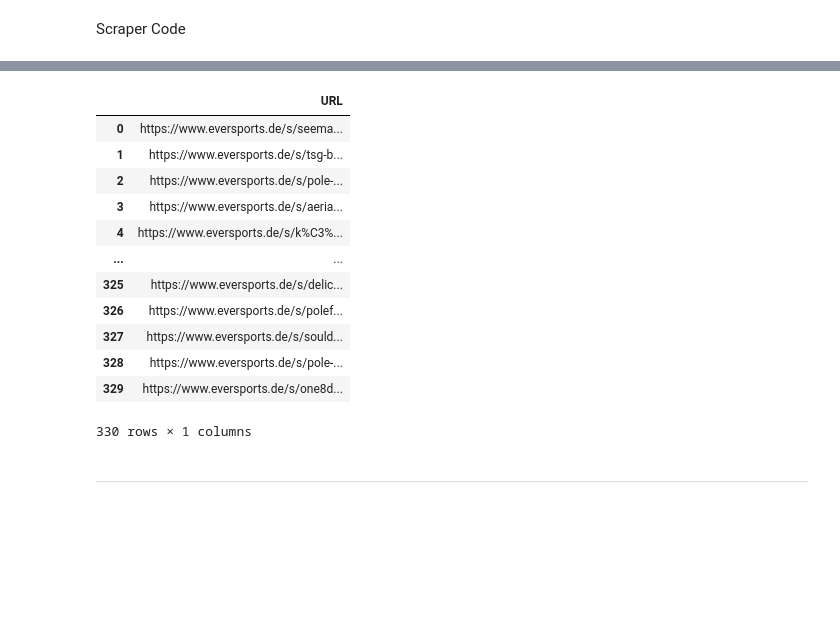
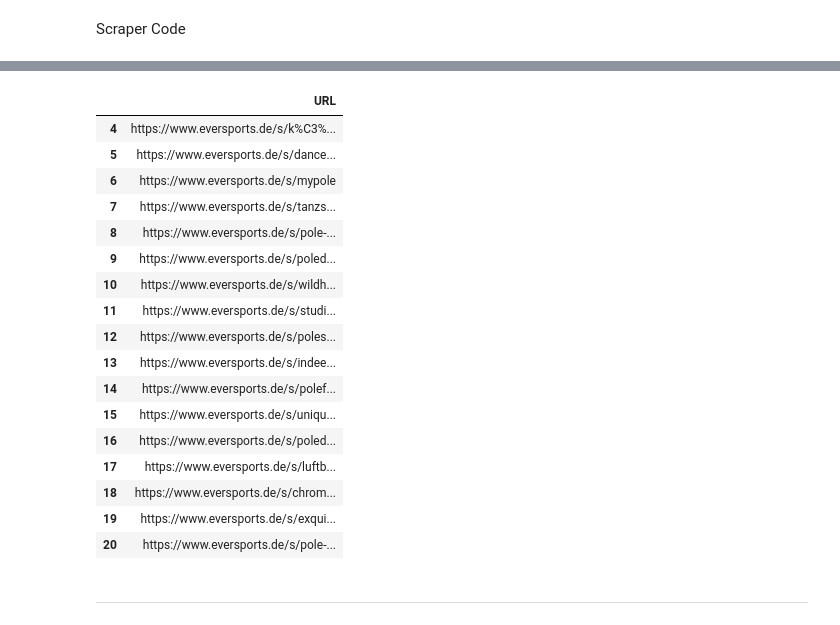
Before and after one commit to hamudal/Hall_of_Pole_Scraper_V6, a Jupyter notebook: Scraper_V6/a_MainFrame.ipynb, the cells around one changed output, grey strips where cells are left out. Cells and saved outputs as stored; diff of their text form; code cells hidden in the pictures; blank space fills up the shorter version.

```diff
--- a/Scraper_V6/a_MainFrame.ipynb
+++ b/Scraper_V6/a_MainFrame.ipynb
@@ -223,19 +231,24 @@ result_workshop_details
-# %%
-result_urls
-# %% [output]
-|  | URL |
-| 0 | https://www.eversports.de/s/seema... |
-| 1 | https://www.eversports.de/s/tsg-b... |
-| 2 | https://www.eversports.de/s/pole-... |
-| 3 | https://www.eversports.de/s/aeria... |
-| 4 | https://www.eversports.de/s/k%C3%... |
-| ... | ... |
-| 325 | https://www.eversports.de/s/delic... |
-| 326 | https://www.eversports.de/s/polef... |
-| 327 | https://www.eversports.de/s/sould... |
-| 328 | https://www.eversports.de/s/pole-... |
-| 329 | https://www.eversports.de/s/one8d... |
-330 rows × 1 columns
+# %%
+result_urls.loc[4:20]
+# %% [output]
+|  | URL |
+| 4 | https://www.eversports.de/s/k%C3%... |
+| 5 | https://www.eversports.de/s/dance... |
+| 6 | https://www.eversports.de/s/mypole |
+| 7 | https://www.eversports.de/s/tanzs... |
+| 8 | https://www.eversports.de/s/pole-... |
+| 9 | https://www.eversports.de/s/poled... |
+| 10 | https://www.eversports.de/s/wildh... |
+| 11 | https://www.eversports.de/s/studi... |
+| 12 | https://www.eversports.de/s/poles... |
+| 13 | https://www.eversports.de/s/indee... |
+| 14 | https://www.eversports.de/s/polef... |
+| 15 | https://www.eversports.de/s/uniqu... |
+| 16 | https://www.eversports.de/s/poled... |
+| 17 | https://www.eversports.de/s/luftb... |
+| 18 | https://www.eversports.de/s/chrom... |
+| 19 | https://www.eversports.de/s/exqui... |
+| 20 | https://www.eversports.de/s/pole-... |
 # %% [markdown]
 ---
 # %% [markdown]
```
Also changed, not shown: parts of 11 cells of this notebook, 6 other files.
